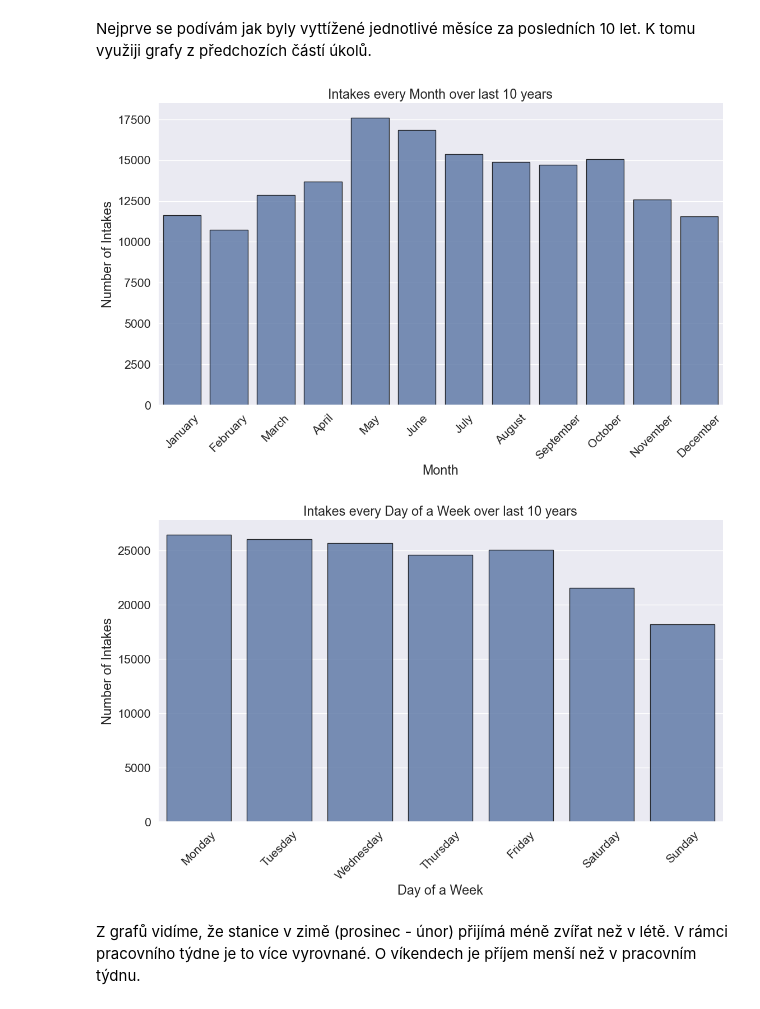
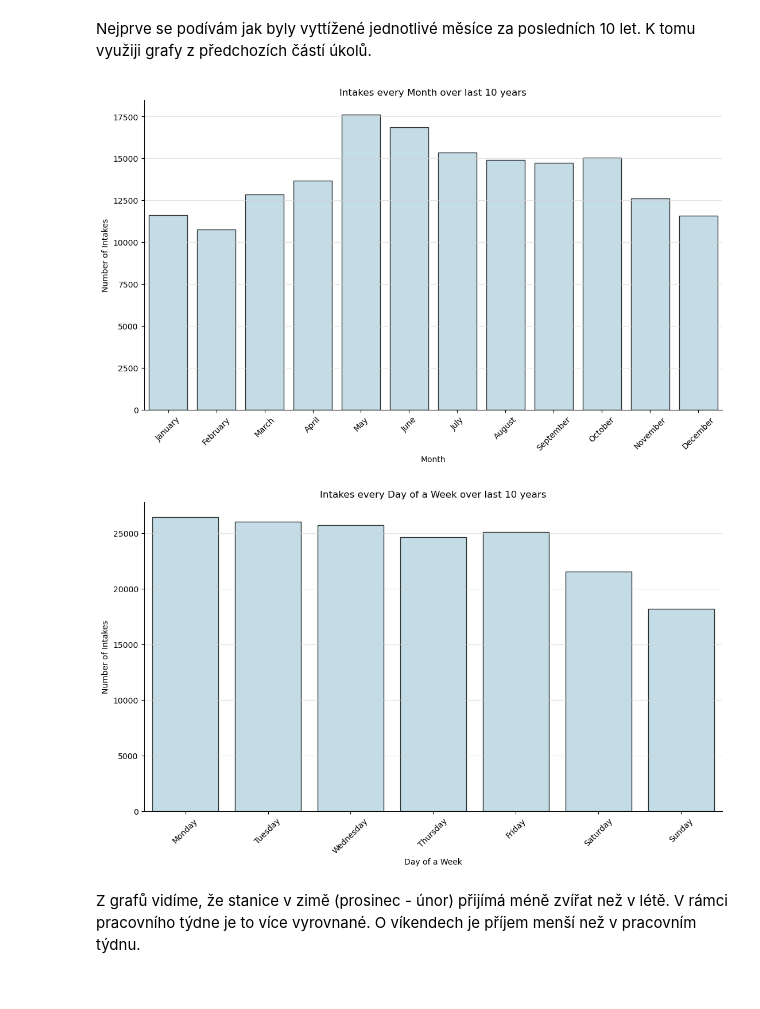
Before and after one commit to andyska09/Data-Visualisation, a Jupyter notebook: 01/solution01.ipynb, the cells around one changed output. Cells and saved outputs as stored; diff of their text form; code cells hidden in the pictures.

```diff
--- a/01/solution01.ipynb
+++ b/01/solution01.ipynb
@@ -776,13 +773,13 @@ display_time_stats(intakes, "DateTime")
 | 5 | Most frequent weekday | Monday |
 | 6 | Most frequent hour | 11 |
 # %%
-def histplot_time(col, interval, labels=None):
+def barplot_time(col, interval, labels=None):
     fig, ax = plt.subplots(figsize=(13, 7))
     sns.barplot(
         x=col.index,
         y=col.values,
         ax=ax,
-        color="b",
+        color="lightblue",
         edgecolor="black",
         alpha=0.8,
     )
@@ -796,6 +793,7 @@ def histplot_time(col, interval, labels=None):
     ax.set_title(f"Intakes every {interval} over last 10 years")
     ax.set_xlabel(f"{interval}")
     ax.set_ylabel("Number of Intakes")
+    ax.grid(axis="y", color="lightgray", alpha=0.6)
     ax.spines["top"].set_visible(False)
     ax.spines["right"].set_visible(False)
     plt.show()
@@ -1104,35 +1091,35 @@ Nejprve se podívám jak byly vyttížené jednotlivé měsíce za posledních 1
 # %%
 month_counts = intakes["DateTime"].dt.month.value_counts().sort_index()
 day_counts = intakes["DateTime"].dt.day_of_week.value_counts().sort_index()
 month_labels = [
     "January",
     "February",
     "March",
     "April",
     "May",
     "June",
     "July",
     "August",
     "September",
     "October",
     "November",
     "December",
 ]
 day_labels = [
     "Monday",
     "Tuesday",
     "Wednesday",
     "Thursday",
     "Friday",
     "Saturday",
     "Sunday",
 ]
 
-histplot_time(month_counts, "Month", month_labels)
-histplot_time(day_counts, "Day of a Week", day_labels)
+barplot_time(month_counts, "Month", month_labels)
+barplot_time(day_counts, "Day of a Week", day_labels)
 # %% [output]
-[figure, old version]
+[figure, new version]
-[figure, old version]
+[figure, new version]
 # %% [markdown]
 Z grafů vidíme, že stanice v zimě (prosinec - únor) přijímá méně zvířat než v létě. V rámci pracovního týdne je to více vyrovnané. O víkendech je příjem menší než v pracovním týdnu.
 # %% [markdown]
```
Also changed, not shown: parts of 28 cells of this notebook.
